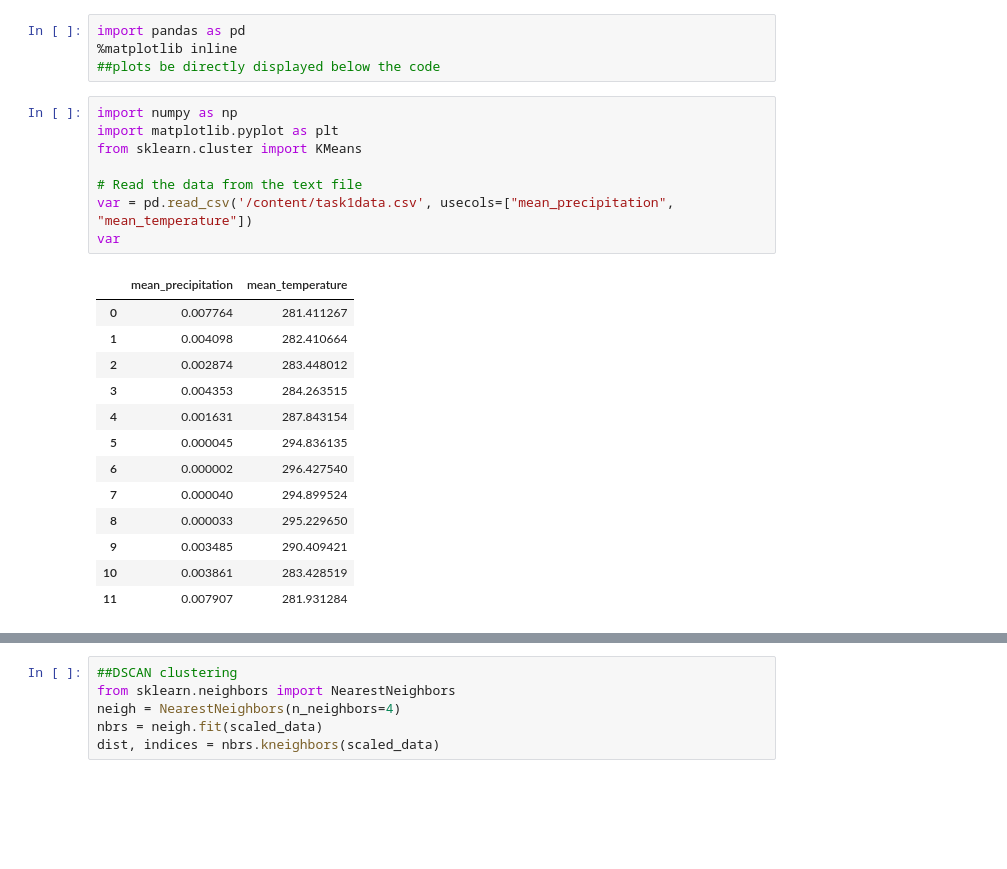
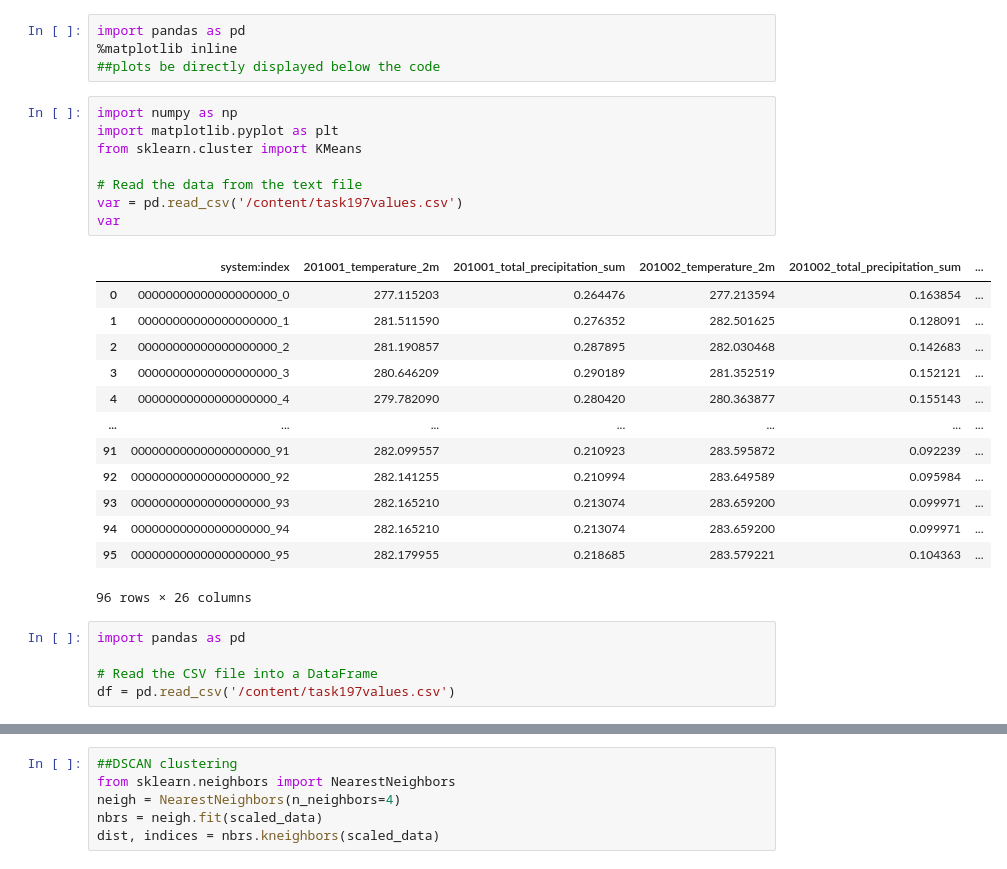
Before and after one commit to ge43jef/GEEHYDRO, a Jupyter notebook: task1_2_corrected.ipynb, the cells around one changed output, grey strips where cells are left out. Saved outputs shown, nothing was run; the diff lists cells and outputs as text; blank space fills up the shorter version.

```diff
--- a/task1_2_corrected.ipynb
+++ b/task1_2_corrected.ipynb
@@ -7,22 +7,27 @@ import pandas as pd
 # %%
 import numpy as np
 import matplotlib.pyplot as plt
 from sklearn.cluster import KMeans
 
 # Read the data from the text file
-var = pd.read_csv('/content/task1data.csv', usecols=["mean_precipitation", "mean_temperature"])
+var = pd.read_csv('/content/task197values.csv')
 var
 # %% [output]
-|  | mean_precipitation | mean_temperature |
-| 0 | 0.007764 | 281.411267 |
-| 1 | 0.004098 | 282.410664 |
-| 2 | 0.002874 | 283.448012 |
-| 3 | 0.004353 | 284.263515 |
-| 4 | 0.001631 | 287.843154 |
-| 5 | 0.000045 | 294.836135 |
-| 6 | 0.000002 | 296.427540 |
-| 7 | 0.000040 | 294.899524 |
-| 8 | 0.000033 | 295.229650 |
-| 9 | 0.003485 | 290.409421 |
-| 10 | 0.003861 | 283.428519 |
-| 11 | 0.007907 | 281.931284 |
+|  | system:index | 201001_temperature_2m | 201001_total_precipitation_sum | 201002_temperature_2m | 201002_total_precipitation_sum | ... |
+| 0 | 00000000000000000000_0 | 277.115203 | 0.264476 | 277.213594 | 0.163854 | ... |
+| 1 | 00000000000000000000_1 | 281.511590 | 0.276352 | 282.501625 | 0.128091 | ... |
+| 2 | 00000000000000000000_2 | 281.190857 | 0.287895 | 282.030468 | 0.142683 | ... |
+| 3 | 00000000000000000000_3 | 280.646209 | 0.290189 | 281.352519 | 0.152121 | ... |
+| 4 | 00000000000000000000_4 | 279.782090 | 0.280420 | 280.363877 | 0.155143 | ... |
+| ... | ... | ... | ... | ... | ... | ... |
+| 91 | 00000000000000000000_91 | 282.099557 | 0.210923 | 283.595872 | 0.092239 | ... |
+| 92 | 00000000000000000000_92 | 282.141255 | 0.210994 | 283.649589 | 0.095984 | ... |
+| 93 | 00000000000000000000_93 | 282.165210 | 0.213074 | 283.659200 | 0.099971 | ... |
+| 94 | 00000000000000000000_94 | 282.165210 | 0.213074 | 283.659200 | 0.099971 | ... |
+| 95 | 00000000000000000000_95 | 282.179955 | 0.218685 | 283.579221 | 0.104363 | ... |
+96 rows × 26 columns
+# %%
+import pandas as pd
+
+# Read the CSV file into a DataFrame
+df = pd.read_csv('/content/task197values.csv')
```
Also changed, not shown: parts of 11 cells of this notebook.
